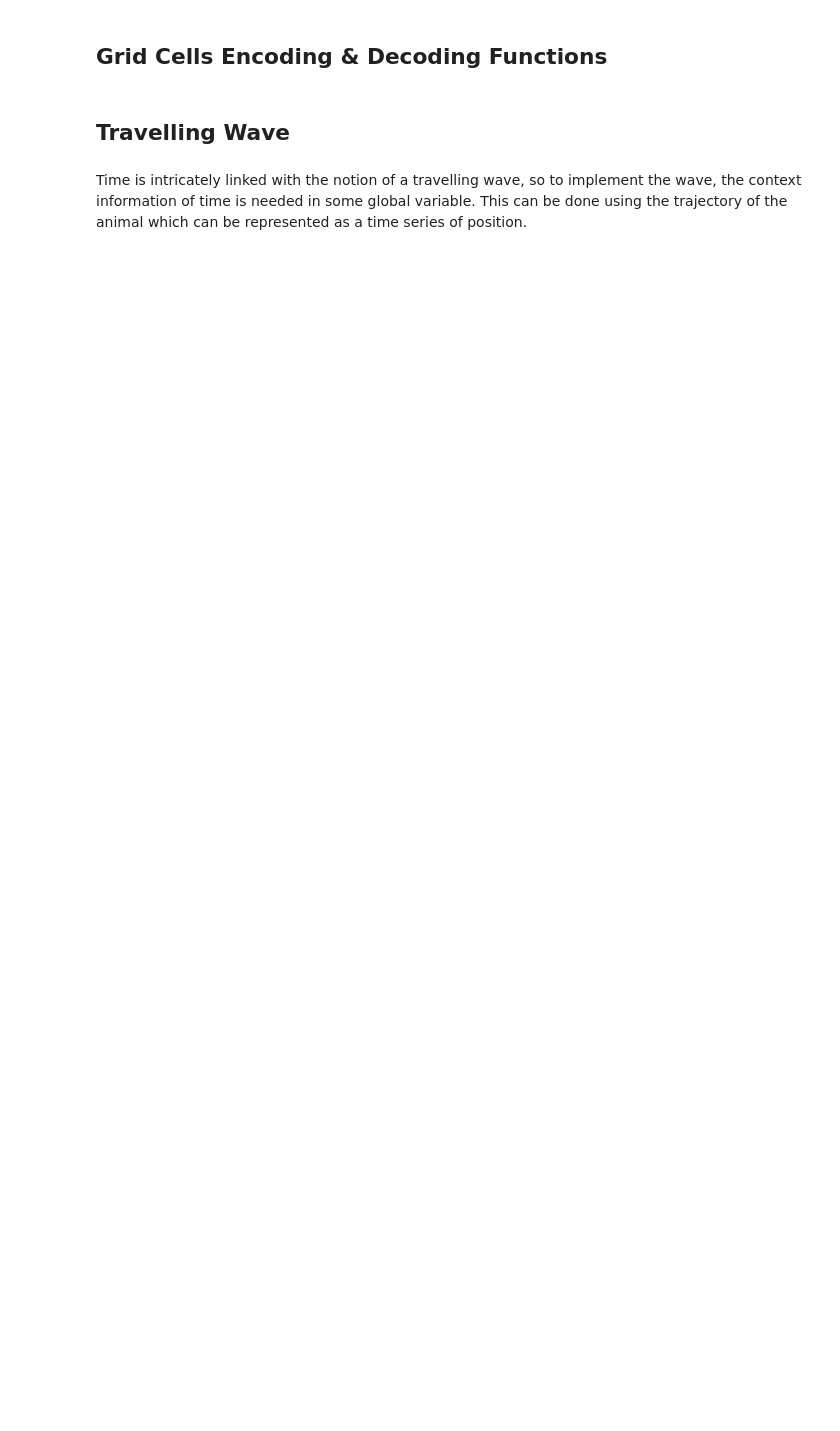
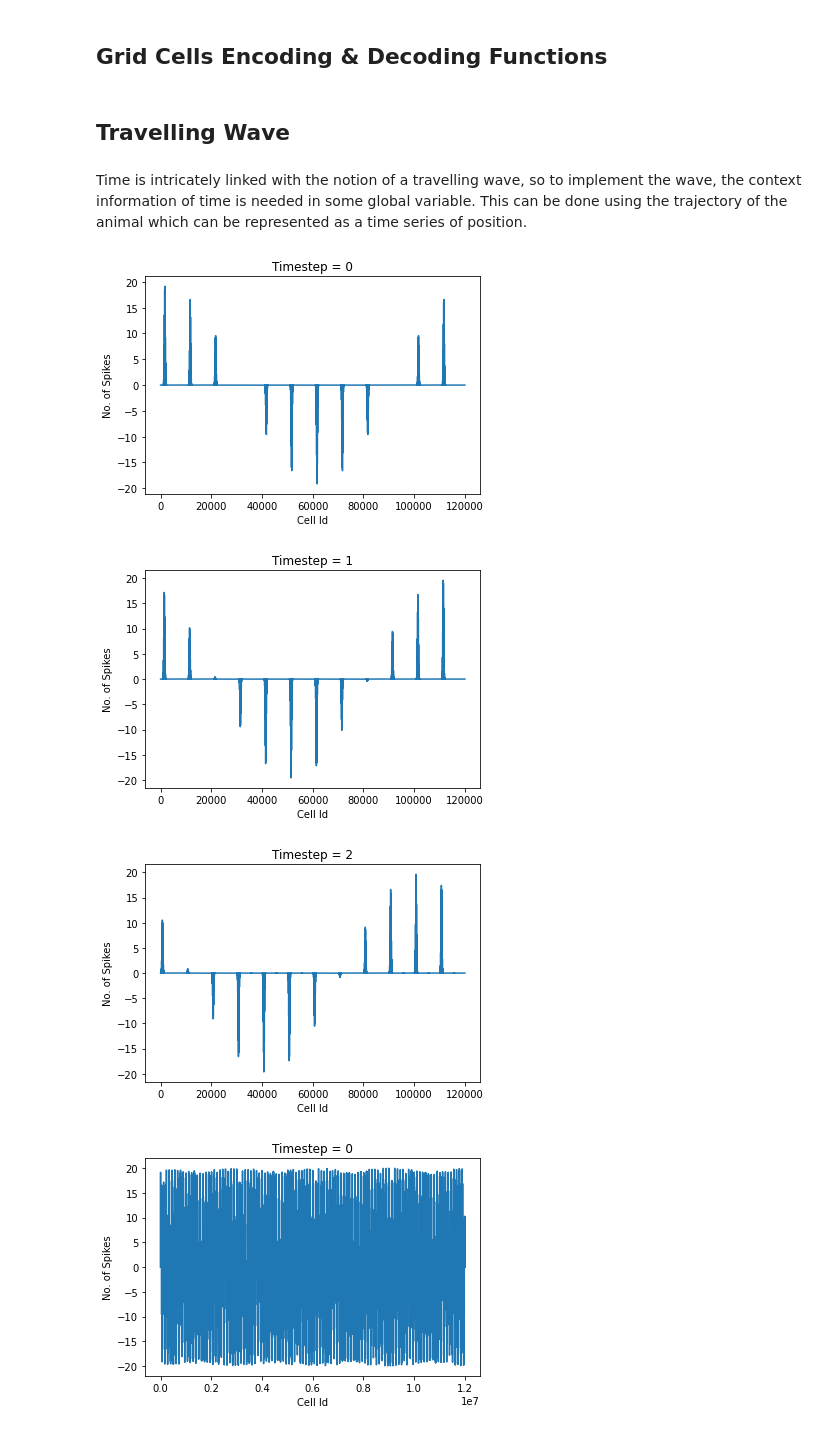
Before and after one commit to divyanshgupt/travelling-wave-mec, a Jupyter notebook: Travelling_Wave.ipynb, the cells around one changed output. Drawn from its saved outputs; the diff is of its cells as text; code cells hidden in the pictures; blank space fills up the shorter version.

Commit message:
Implemented travelling wave

```diff
--- a/Travelling_Wave.ipynb
+++ b/Travelling_Wave.ipynb
@@ -311,3 +323,58 @@ def modulated_firing(modules, trajectory, modulating_factors, n_max, K):
 
 
   return modulated_activity
+# %%
+def plot_stacked_activity(modulated_activity, timestep):
+  """
+  """
+  stacked_activity = modulated_activity[:, :, timestep].flatten('F')
+  plt.plot(stacked_activity)
+  plt.xlabel("Cell Id")
+  plt.ylabel("No. of Spikes")
+  plt.title("Timestep = " + str(timestep))
+  plt.show()
+# %%
+#@title To Test Modulated Activity
+
+lam = 20
+orientation = 0
+K = 100
+n_max = 20
+cell_num_root = 100
+num_modules = 12
+freq = 8 # frequency of the travelling wave
+dt = 1e-2 # Timestep duration
+s = 1.5
+
+modules = multi_uniformModules(lam, orientation, cell_num_root,
+                               num_modules, s=s)
+trajectory = trajectory_1(total_steps=100)
+modulating_factors = modulating_factor(modules, trajectory,
+                                       freq, dt)
+
+#plt.plot(trajectory[:,0], trajectory[:,1], 'k')
+modulated_activity = modulated_firing(modules, trajectory,
+                                      modulating_factors,
+                                      cell_num_root, n_max, K)
+
+
+# single timestep to take a snapshot of activity to plot
+
+for i in range(3):
+  timestep = i
+  plot_stacked_activity(modulated_activity, timestep)
+
+
+normal_activity = multi_firing_activity(modules, trajectory[0],
+                                        n_max, K, s)
+stacked_activity = modulated_activity[:, :].flatten('F')
+plt.plot(stacked_activity)
+plt.xlabel("Cell Id")
+plt.ylabel("No. of Spikes")
+plt.title("Timestep = " + str(0))
+plt.show()
+# %% [output]
+[figure, added]
+[figure, added]
+[figure, added]
+[figure, added]
```
Also changed, not shown: parts of 4 cells of this notebook.
